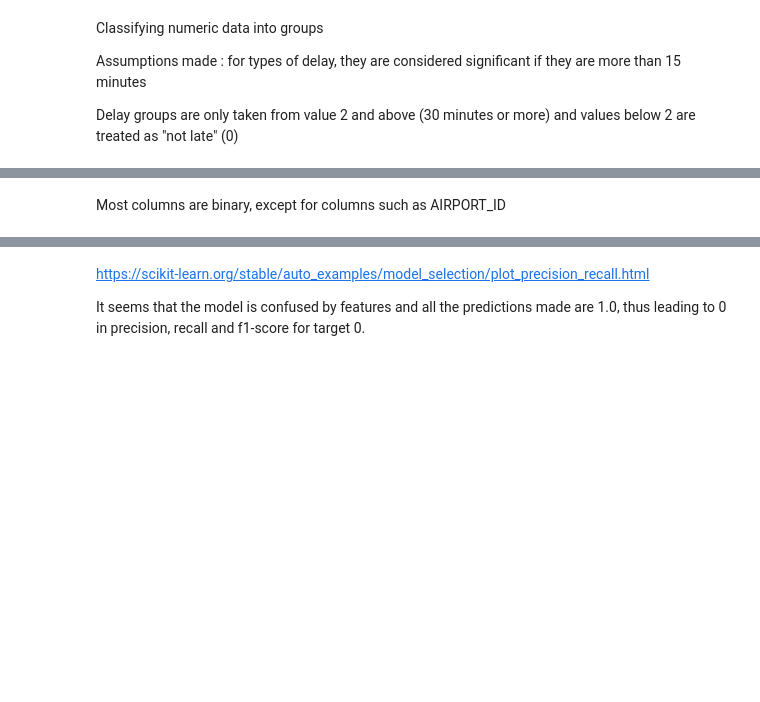
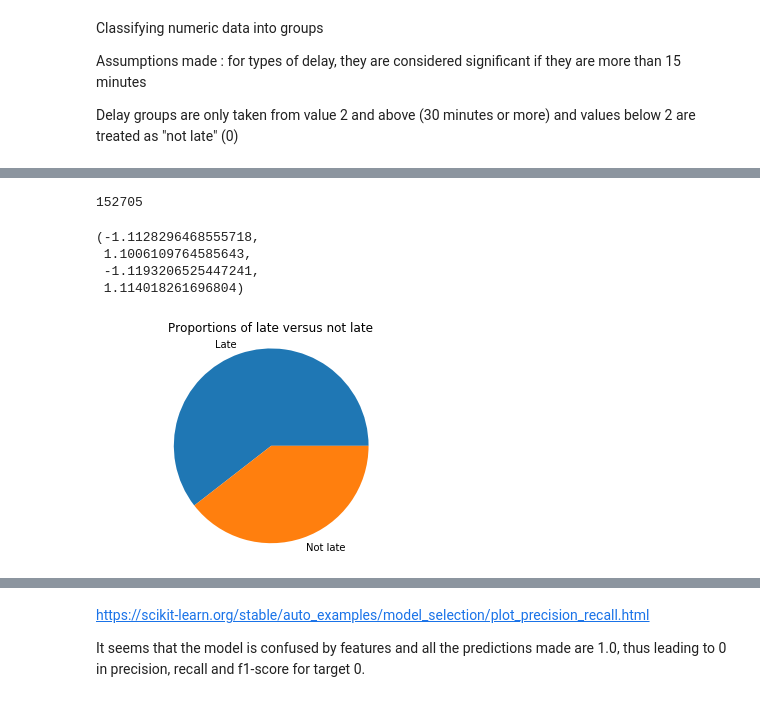
Before and after one commit to huytran96o/CBD_Robotics_SubmissionNotebooks, a Jupyter notebook: Project4.ipynb, the cells around one changed output, grey strips where cells are left out. Drawn from its saved outputs; the diff is of its cells as text; code cells hidden in the pictures; blank space fills up the shorter version.

```diff
--- a/Project4.ipynb
+++ b/Project4.ipynb
@@ -119,5 +117,20 @@ CARRIER_DELAY_BIN            2
 LATE_AIRCRAFT_DELAY_BIN      2
 ARR_DELAY_GROUP_BIN          2
 dtype: int64
-# %% [markdown]
-Most columns are binary, except for columns such as AIRPORT_ID
+# %%
+df_model['ARR_DELAY_GROUP_BIN'][df_model['ARR_DELAY_GROUP_BIN'] == 1.0].shape[0]
+# %% [output]
+152705
+# %%
+import matplotlib.pyplot as plt
+sizes = [df_model['ARR_DELAY_GROUP_BIN'][df_model['ARR_DELAY_GROUP_BIN'] == 1.0].shape[0], df_model['ARR_DELAY_GROUP_BIN'][df_model['ARR_DELAY_GROUP_BIN'] == 0.0].shape[0]]
+labels = 'Late', 'Not late'
+plt.pie(sizes, labels=labels)
+plt.title('Proportions of late versus not late')
+plt.axis('equal')
+# %% [output]
+(-1.1128296468555718,
+ 1.1006109764585643,
+ -1.1193206525447241,
+ 1.114018261696804)
+[figure, added]
```
Also changed, not shown: parts of 36 cells of this notebook.
